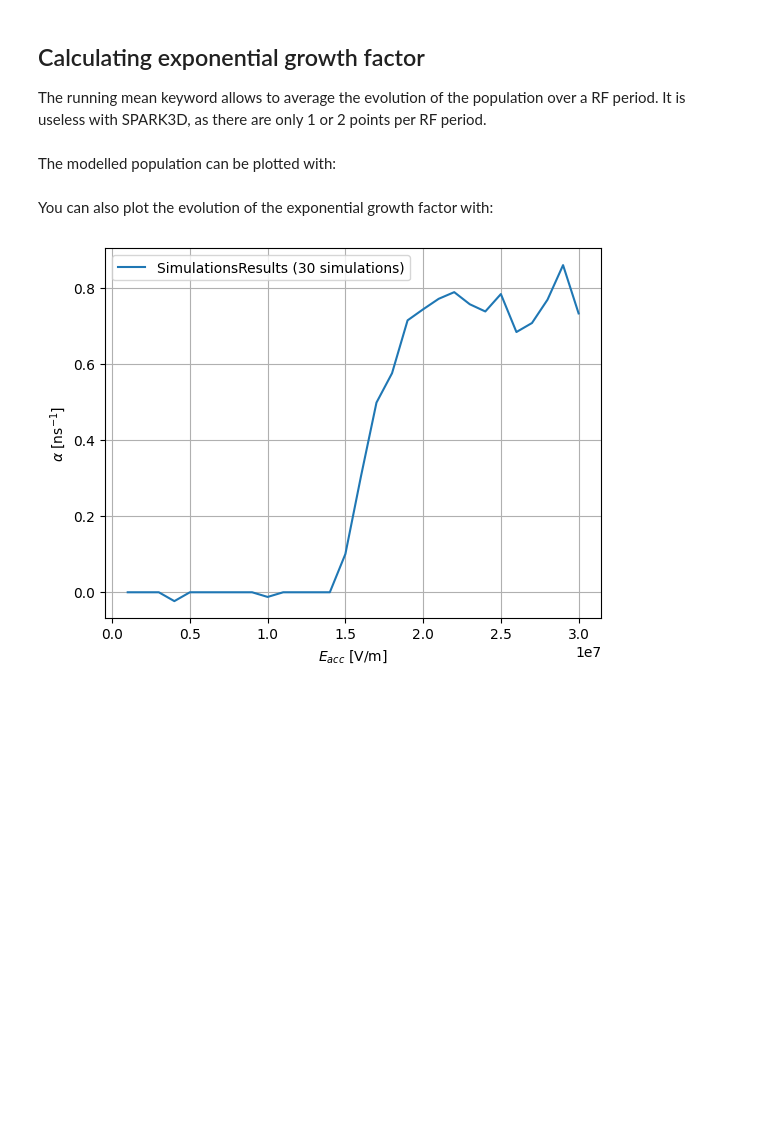
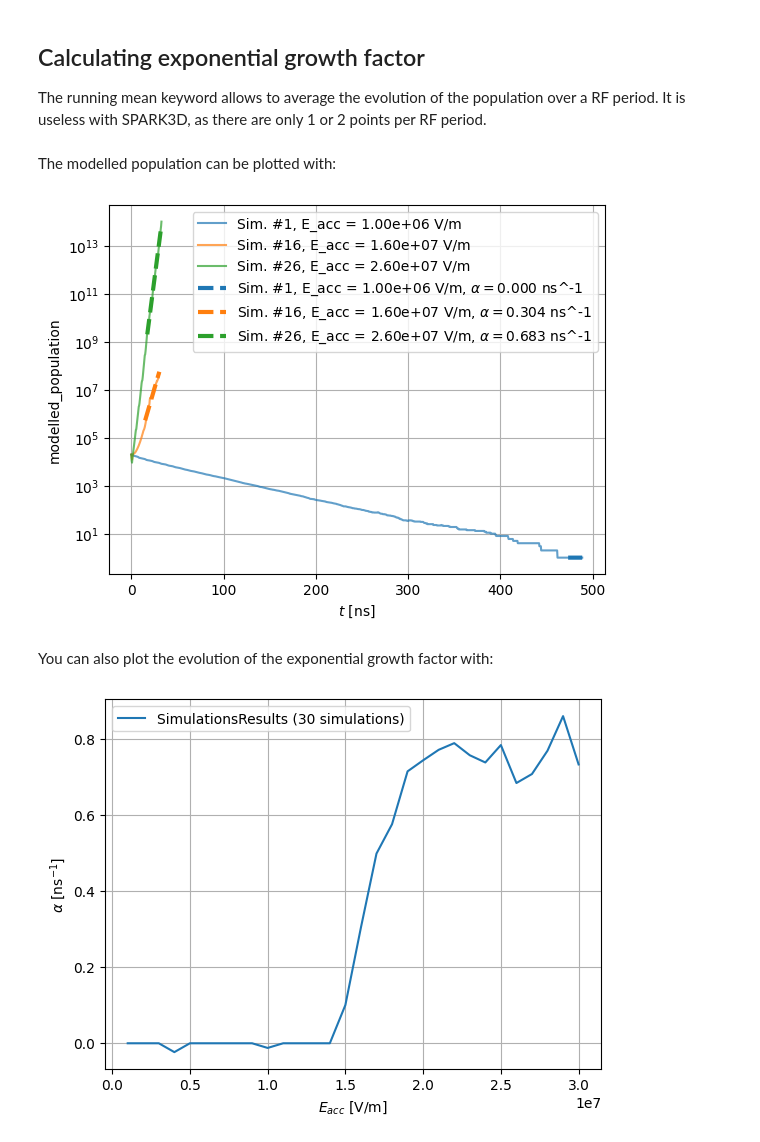
Before and after one commit to AdrienPlacais/Simulia_Multipactor_lib, a Jupyter notebook: docs/manual/notebooks/compute_exp_growth_spark.ipynb, the cells around one changed output. Cells and saved outputs as stored; diff of their text form; code cells hidden in the pictures; blank space fills up the shorter version.

```diff
--- a/docs/manual/notebooks/compute_exp_growth_spark.ipynb
+++ b/docs/manual/notebooks/compute_exp_growth_spark.ipynb
@@ -54,12 +54,17 @@ The modelled population can be plotted with:
 # %%
 pop_axes = results.plot(
     x="time",
     y="modelled_population",
     idx_to_plot=idx_to_plot,
     axes=pop_axes,
     lw=3,
     ls="--",
 )
+# Trick to force display of figure
+fig = pop_axes.get_figure()
+fig
+# %% [output]
+[figure, added]
 # %% [markdown]
 You can also plot the evolution of the exponential growth factor with:
 # %%
```
Also changed, not shown: parts of 1 cell of this notebook, 1 other file.
